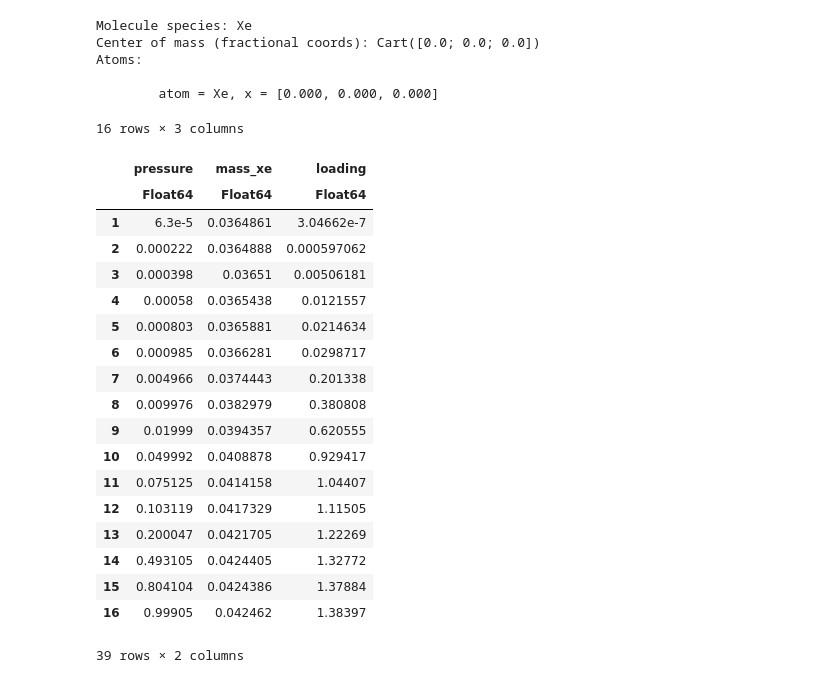
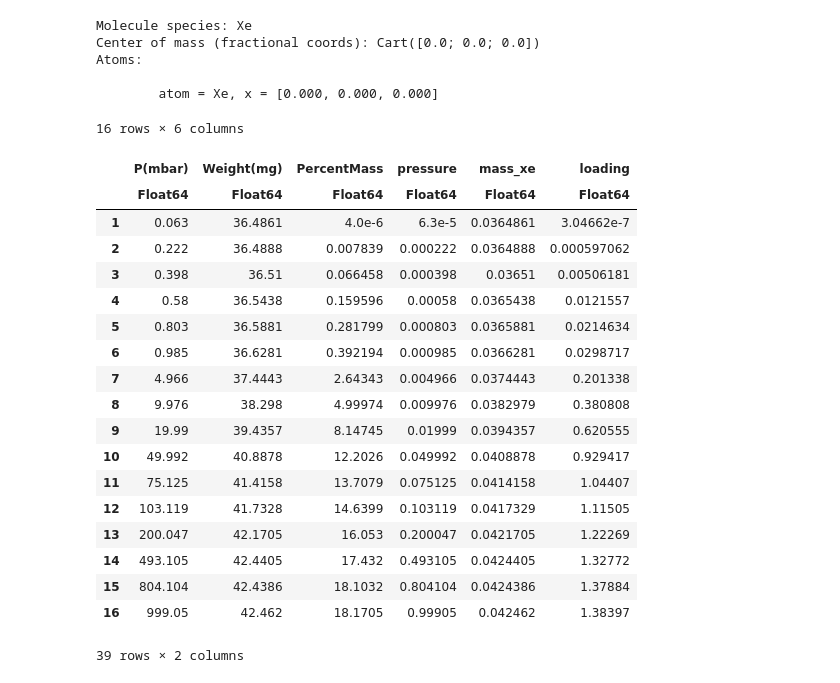
Before and after one commit to kiancm/adsorption, a Jupyter notebook: gcmc.ipynb, the cells around one changed output. Cells and saved outputs as stored; diff of their text form; code cells hidden in the pictures.

```diff
--- a/gcmc.ipynb
+++ b/gcmc.ipynb
@@ -14,32 +46,32 @@ Atoms:
 # %%
 df1 = CSV.File("data/sbmof1-xe-data.csv") |>
      DataFrame |>
-     df -> select(
+     df -> transform(
         df,
         "P(mbar)" => (x -> x / 1000) => :pressure,
         "Weight(mg)" => (x -> x / 1000) => :mass_xe,
-        "PercentMass" => (x -> x / 100 / 131.293 * 1000) => :loading
+        "PercentMass" => (x -> x / 100 / 131.293 * 1000) => :loading,
      )
 # %% [output]
-16 rows × 3 columns
+16 rows × 6 columns
-|  | pressure | mass_xe | loading |
-|  | Float64 | Float64 | Float64 |
-| 1 | 6.3e-5 | 0.0364861 | 3.04662e-7 |
-| 2 | 0.000222 | 0.0364888 | 0.000597062 |
-| 3 | 0.000398 | 0.03651 | 0.00506181 |
-| 4 | 0.00058 | 0.0365438 | 0.0121557 |
-| 5 | 0.000803 | 0.0365881 | 0.0214634 |
-| 6 | 0.000985 | 0.0366281 | 0.0298717 |
-| 7 | 0.004966 | 0.0374443 | 0.201338 |
-| 8 | 0.009976 | 0.0382979 | 0.380808 |
-| 9 | 0.01999 | 0.0394357 | 0.620555 |
-| 10 | 0.049992 | 0.0408878 | 0.929417 |
-| 11 | 0.075125 | 0.0414158 | 1.04407 |
-| 12 | 0.103119 | 0.0417329 | 1.11505 |
-| 13 | 0.200047 | 0.0421705 | 1.22269 |
-| 14 | 0.493105 | 0.0424405 | 1.32772 |
-| 15 | 0.804104 | 0.0424386 | 1.37884 |
-| 16 | 0.99905 | 0.042462 | 1.38397 |
+|  | P(mbar) | Weight(mg) | PercentMass | pressure | mass_xe | loading |
+|  | Float64 | Float64 | Float64 | Float64 | Float64 | Float64 |
+| 1 | 0.063 | 36.4861 | 4.0e-6 | 6.3e-5 | 0.0364861 | 3.04662e-7 |
+| 2 | 0.222 | 36.4888 | 0.007839 | 0.000222 | 0.0364888 | 0.000597062 |
+| 3 | 0.398 | 36.51 | 0.066458 | 0.000398 | 0.03651 | 0.00506181 |
+| 4 | 0.58 | 36.5438 | 0.159596 | 0.00058 | 0.0365438 | 0.0121557 |
+| 5 | 0.803 | 36.5881 | 0.281799 | 0.000803 | 0.0365881 | 0.0214634 |
+| 6 | 0.985 | 36.6281 | 0.392194 | 0.000985 | 0.0366281 | 0.0298717 |
+| 7 | 4.966 | 37.4443 | 2.64343 | 0.004966 | 0.0374443 | 0.201338 |
+| 8 | 9.976 | 38.298 | 4.99974 | 0.009976 | 0.0382979 | 0.380808 |
+| 9 | 19.99 | 39.4357 | 8.14745 | 0.01999 | 0.0394357 | 0.620555 |
+| 10 | 49.992 | 40.8878 | 12.2026 | 0.049992 | 0.0408878 | 0.929417 |
+| 11 | 75.125 | 41.4158 | 13.7079 | 0.075125 | 0.0414158 | 1.04407 |
+| 12 | 103.119 | 41.7328 | 14.6399 | 0.103119 | 0.0417329 | 1.11505 |
+| 13 | 200.047 | 42.1705 | 16.053 | 0.200047 | 0.0421705 | 1.22269 |
+| 14 | 493.105 | 42.4405 | 17.432 | 0.493105 | 0.0424405 | 1.32772 |
+| 15 | 804.104 | 42.4386 | 18.1032 | 0.804104 | 0.0424386 | 1.37884 |
+| 16 | 999.05 | 42.462 | 18.1705 | 0.99905 | 0.042462 | 1.38397 |
 # %%
 sbmof1_pressures = df1.pressure   # bar
 sbmof1_adsorptions = df1.loading;  # mmol/g
```
Also changed, not shown: parts of 14 cells of this notebook, 2 other files.
